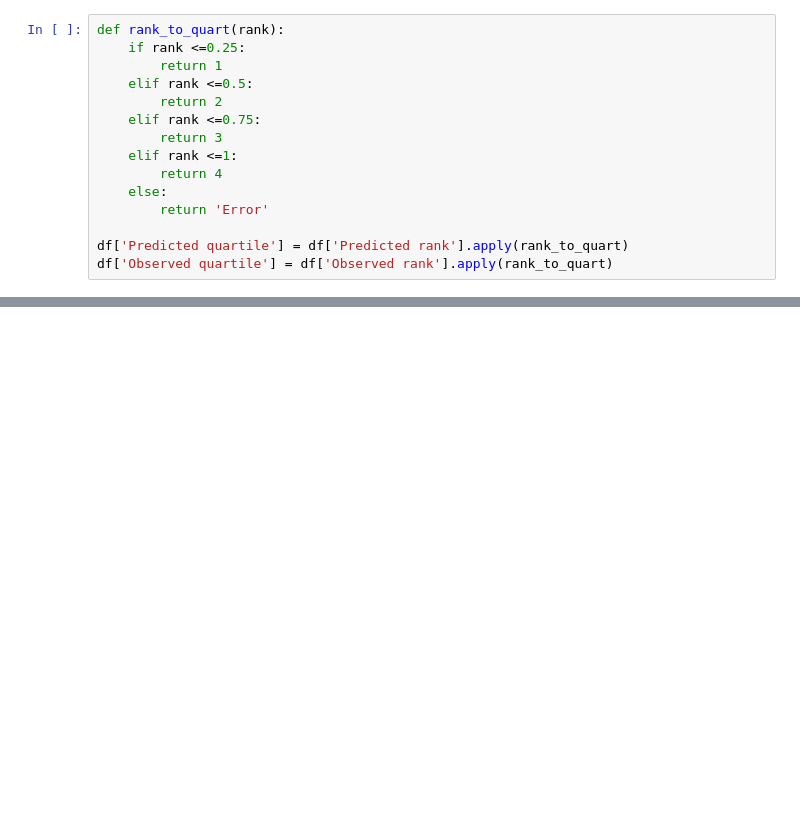
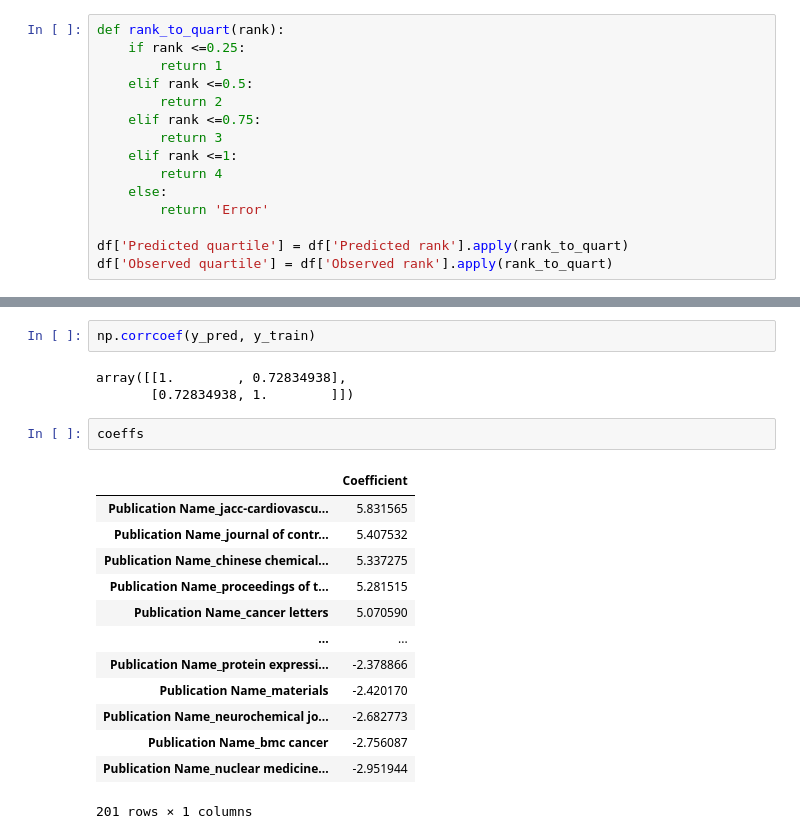
Before and after one commit to ArtemChemist/w266_project, a Jupyter notebook: Postmortem.ipynb, the cells around one changed output, grey strips where cells are left out. Cells and saved outputs as stored; diff of their text form; blank space fills up the shorter version.

```diff
--- a/Postmortem.ipynb
+++ b/Postmortem.ipynb
@@ -173,0 +196,21 @@ Average correlation between JIF and times cieted: 0.414
+# %%
+np.corrcoef(y_pred, y_train)
+# %% [output]
+array([[1.        , 0.72834938],
+       [0.72834938, 1.        ]])
+# %%
+coeffs
+# %% [output]
+|  | Coefficient |
+| Publication Name_jacc-cardiovascu... | 5.831565 |
+| Publication Name_journal of contr... | 5.407532 |
+| Publication Name_chinese chemical... | 5.337275 |
+| Publication Name_proceedings of t... | 5.281515 |
+| Publication Name_cancer letters | 5.070590 |
+| ... | ... |
+| Publication Name_protein expressi... | -2.378866 |
+| Publication Name_materials | -2.420170 |
+| Publication Name_neurochemical jo... | -2.682773 |
+| Publication Name_bmc cancer | -2.756087 |
+| Publication Name_nuclear medicine... | -2.951944 |
+201 rows × 1 columns
```
Also changed, not shown: parts of 9 cells of this notebook, 3 other files.
